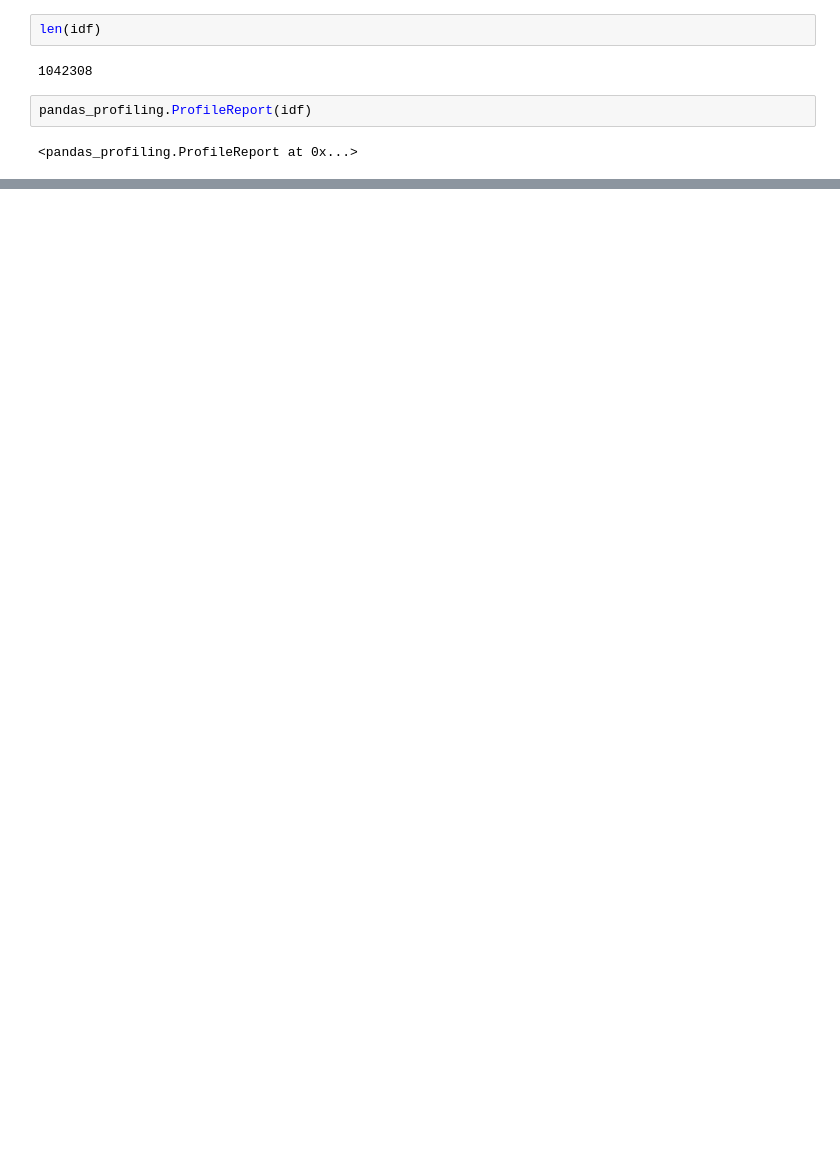
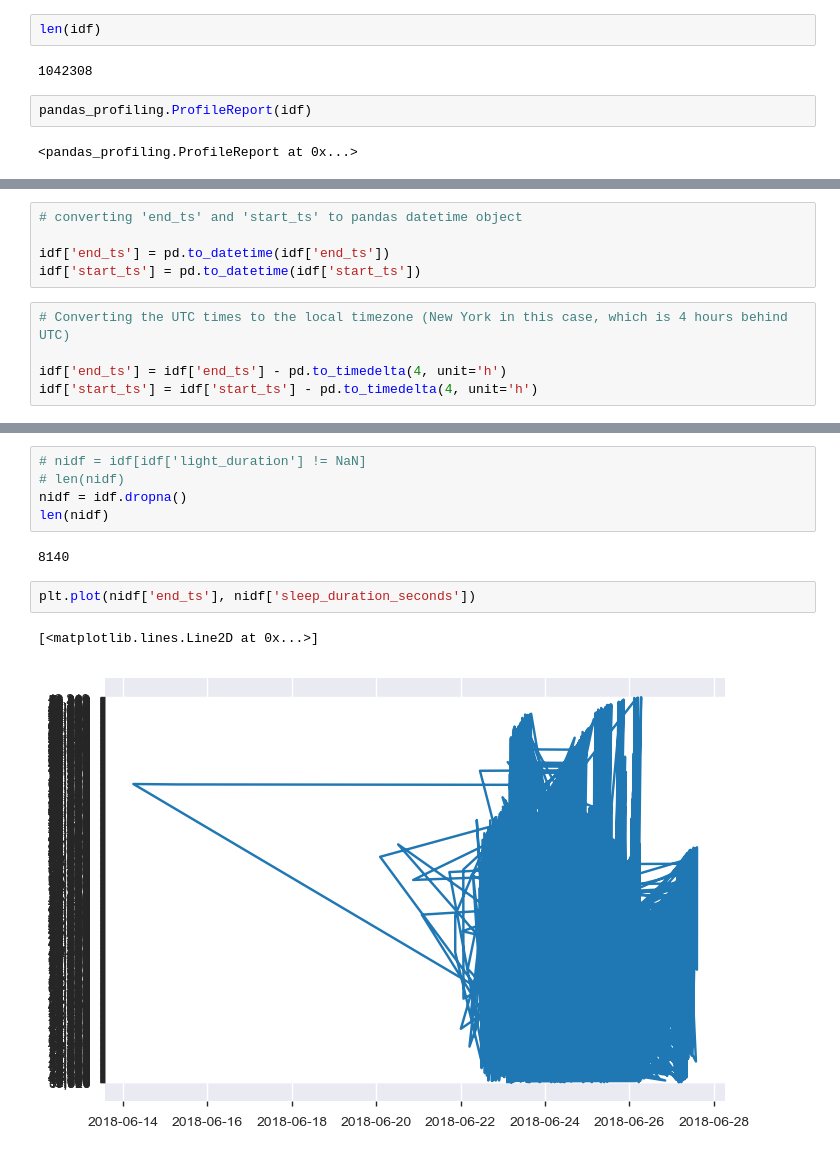
Before and after one commit to akc83/RWProject, a Jupyter notebook: Eight Sleep Assignment.ipynb, the cells around one changed output, grey strips where cells are left out. Saved outputs shown, nothing was run; the diff lists cells and outputs as text; blank space fills up the shorter version.

```diff
--- a/Eight Sleep Assignment.ipynb
+++ b/Eight Sleep Assignment.ipynb
@@ -57,0 +78,10 @@ pandas_profiling.ProfileReport(idf)
+# %%
+# converting 'end_ts' and 'start_ts' to pandas datetime object
+
+idf['end_ts'] = pd.to_datetime(idf['end_ts'])
+idf['start_ts'] = pd.to_datetime(idf['start_ts'])
+# %%
+# Converting the UTC times to the local timezone (New York in this case, which is 4 hours behind UTC)
+
+idf['end_ts'] = idf['end_ts'] - pd.to_timedelta(4, unit='h')
+idf['start_ts'] = idf['start_ts'] - pd.to_timedelta(4, unit='h')
@@ -57,0 +112,12 @@ pandas_profiling.ProfileReport(idf)
+# %%
+# nidf = idf[idf['light_duration'] != NaN]
+# len(nidf)
+nidf = idf.dropna()
+len(nidf)
+# %% [output]
+8140
+# %%
+plt.plot(nidf['end_ts'], nidf['sleep_duration_seconds'])
+# %% [output]
+[<matplotlib.lines.Line2D at 0x...>]
+[figure, added]
```
Also changed, not shown: parts of 5 cells of this notebook.
